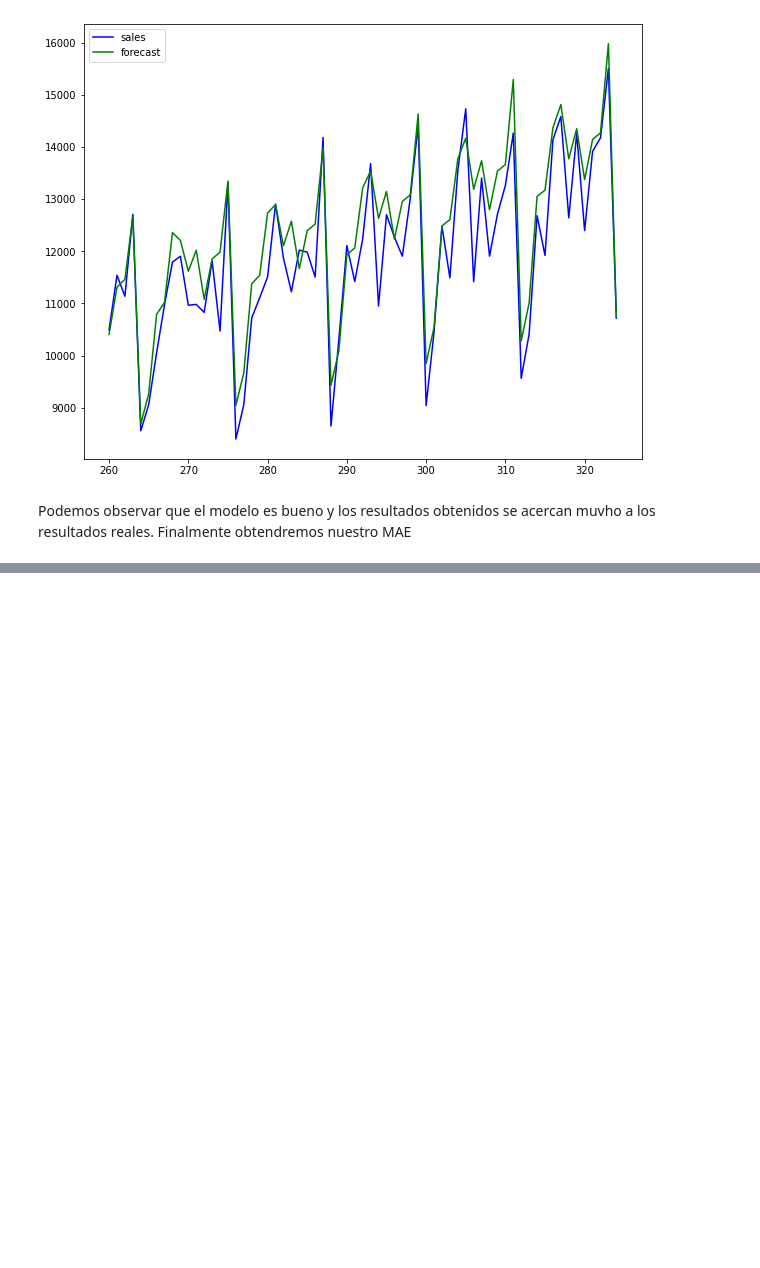
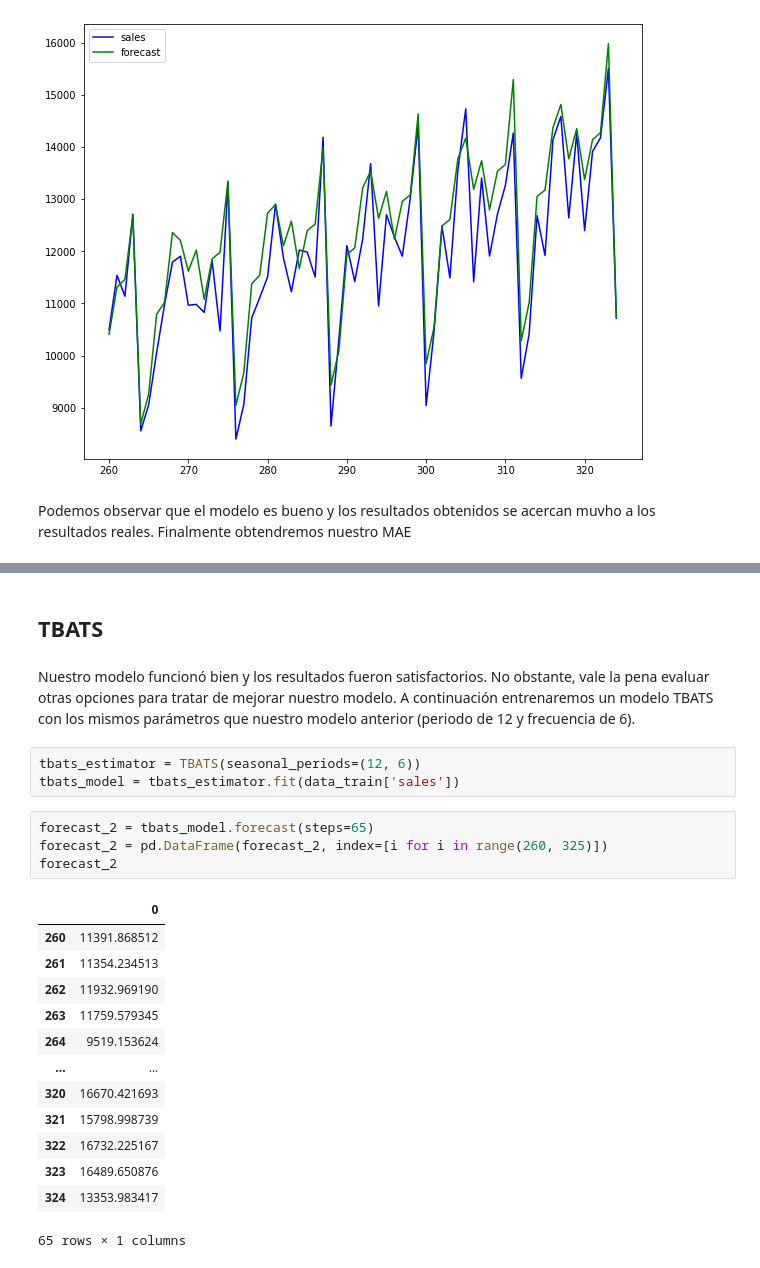
Before and after one commit to A01748760/inteligencia-artificial-2, a Jupyter notebook: Estadistica/MomentoDeRetroalimentacion_DavidRodriguez (1).ipynb, the cells around one changed output, grey strips where cells are left out. Drawn from its saved outputs; the diff is of its cells as text; blank space fills up the shorter version.

```diff
--- a/Estadistica/MomentoDeRetroalimentacion_DavidRodriguez (1).ipynb
+++ b/Estadistica/MomentoDeRetroalimentacion_DavidRodriguez (1).ipynb
@@ -374,0 +380,25 @@ NameError: ignored
+# %% [markdown]
+## TBATS
+# %% [markdown]
+Nuestro modelo funcionó bien y los resultados fueron satisfactorios. No obstante, vale la pena evaluar otras opciones para tratar de mejorar nuestro modelo. A continuación entrenaremos un modelo TBATS con los mismos parámetros que nuestro modelo anterior (periodo de 12 y frecuencia de 6).
+# %%
+tbats_estimator = TBATS(seasonal_periods=(12, 6))
+tbats_model = tbats_estimator.fit(data_train['sales'])
+# %%
+forecast_2 = tbats_model.forecast(steps=65)
+forecast_2 = pd.DataFrame(forecast_2, index=[i for i in range(260, 325)])
+forecast_2
+# %% [output]
+|  | 0 |
+| 260 | 11391.868512 |
+| 261 | 11354.234513 |
+| 262 | 11932.969190 |
+| 263 | 11759.579345 |
+| 264 | 9519.153624 |
+| ... | ... |
+| 320 | 16670.421693 |
+| 321 | 15798.998739 |
+| 322 | 16732.225167 |
+| 323 | 16489.650876 |
+| 324 | 13353.983417 |
+65 rows × 1 columns
```
Also changed, not shown: parts of 16 cells of this notebook.
